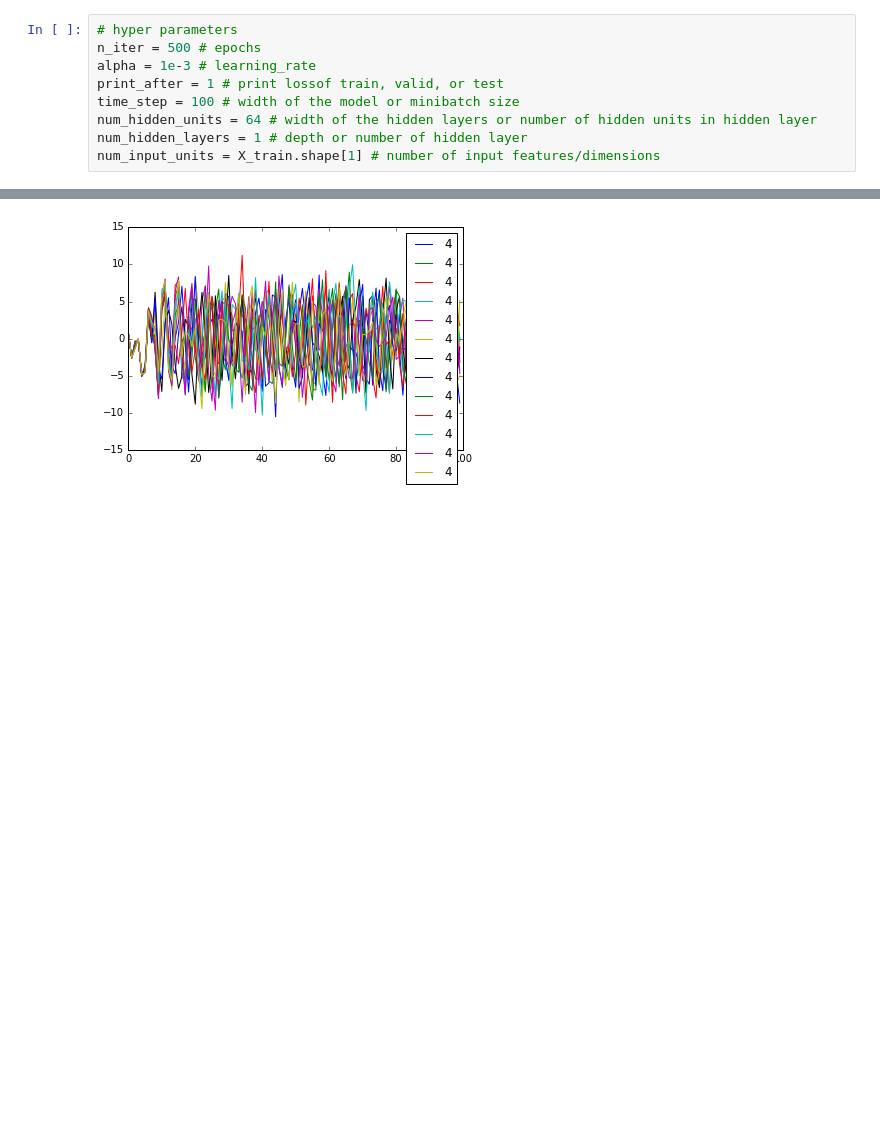
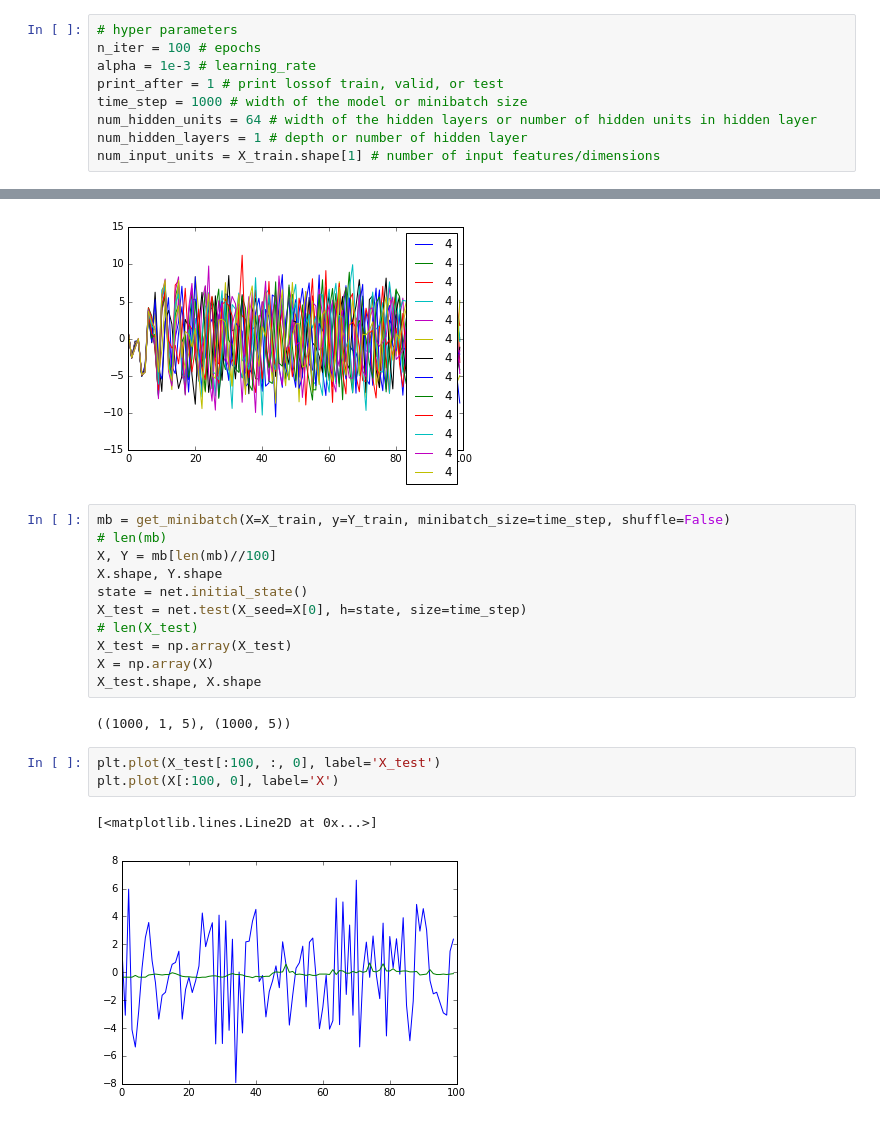
Before and after one commit to arasdar/DL, a Jupyter notebook: DRNN-smartwatch.ipynb, the cells around one changed output, grey strips where cells are left out. Cells and saved outputs as stored; diff of their text form; blank space fills up the shorter version.

```diff
--- a/DRNN-smartwatch.ipynb
+++ b/DRNN-smartwatch.ipynb
@@ -279,10 +282,10 @@ def adam_rnn(nn, X_train, Y_train, X_valid, Y_valid, X_test, alpha, mb_size, n_i
     return nn
 # %%
 # hyper parameters
-n_iter = 500 # epochs
+n_iter = 100 # epochs
 alpha = 1e-3 # learning_rate
 print_after = 1 # print lossof train, valid, or test
-time_step = 100 # width of the model or minibatch size
+time_step = 1000 # width of the model or minibatch size
 num_hidden_units = 64 # width of the hidden layers or number of hidden units in hidden layer
 num_hidden_layers = 1 # depth or number of hidden layer
 num_input_units = X_train.shape[1] # number of input features/dimensions
@@ -359,3 +362,22 @@ for idx in range(13):
     plt.legend()
 # %% [output]
 [figure]
+# %%
+mb = get_minibatch(X=X_train, y=Y_train, minibatch_size=time_step, shuffle=False)
+# len(mb)
+X, Y = mb[len(mb)//100]
+X.shape, Y.shape
+state = net.initial_state()
+X_test = net.test(X_seed=X[0], h=state, size=time_step)
+# len(X_test)
+X_test = np.array(X_test)
+X = np.array(X)
+X_test.shape, X.shape
+# %% [output]
+((1000, 1, 5), (1000, 5))
+# %%
+plt.plot(X_test[:100, :, 0], label='X_test')
+plt.plot(X[:100, 0], label='X')
+# %% [output]
+[<matplotlib.lines.Line2D at 0x...>]
+[figure, added]
```
Also changed, not shown: parts of 4 cells of this notebook.
